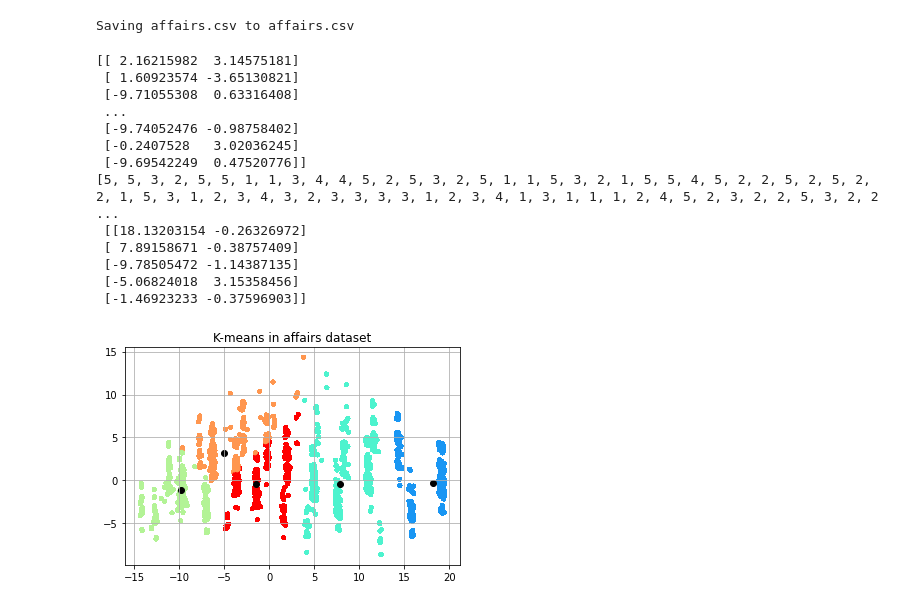
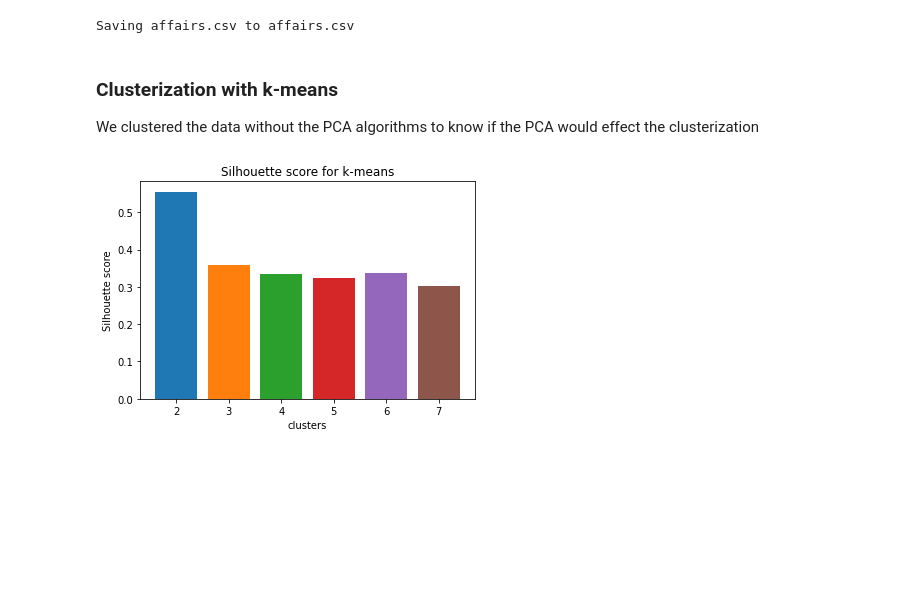
Before and after one commit to izumizawa/mc886y2021, a Jupyter notebook: Project1.ipynb, the cells around one changed output. Saved outputs shown, nothing was run; the diff lists cells and outputs as text; code cells hidden in the pictures; blank space fills up the shorter version.

```diff
--- a/Project1.ipynb
+++ b/Project1.ipynb
@@ -398,26 +426,15 @@ affairs_data_string.pop(-1)
 affairs_string = np.array([x.split(',') for x in affairs_data_string])
 affairs_string = affairs_string[:,1:]
 affairs_data = np.array([np.array(x).astype(float) for x in affairs_string])
-
-pca = PCA(n_components=2)
-pca.fit(affairs_data)
-a = pca.transform(affairs_data)
-print(a)
-centers_affairs, label_affairs = k_means(5, a)
-print(label_affairs,"\n", centers_affairs)
-print_clusters(a, label_affairs, centers_affairs, title = "K-means in affairs dataset")
-# %% [output]
-[[ 2.16215982  3.14575181]
- [ 1.60923574 -3.65130821]
- [-9.71055308  0.63316408]
- ...
- [-9.74052476 -0.98758402]
- [-0.2407528   3.02036245]
- [-9.69542249  0.47520776]]
-[5, 5, 3, 2, 5, 5, 1, 1, 3, 4, 4, 5, 2, 5, 3, 2, 5, 1, 1, 5, 3, 2, 1, 5, 5, 4, 5, 2, 2, 5, 2, 5, 2, 2, 1, 5, 3, 1, 2, 3, 4, 3, 2, 3, 3, 3, 3, 1, 2, 3, 4, 1, 3, 1, 1, 1, 2, 4, 5, 2, 3, 2, 2, 5, 3, 2, 2 ...
- [[18.13203154 -0.26326972]
- [ 7.89158671 -0.38757409]
- [-9.78505472 -1.14387135]
- [-5.06824018  3.15358456]
- [-1.46923233 -0.37596903]]
-[figure, removed]
+# %%
+training_affair_set, test_affair_set = split_data(affairs_data, 0.5)
+# %% [markdown]
+### Clusterization with k-means
+
+We clustered the data without the PCA algorithms to know if the PCA would effect the clusterization
+# %%
+with warnings.catch_warnings():
+  warnings.simplefilter('error')
+  print_silhouette_score_kmeans(2, 7, training_affair_set)
+# %% [output]
+[figure, added]
```
Also changed, not shown: parts of 32 cells of this notebook.
